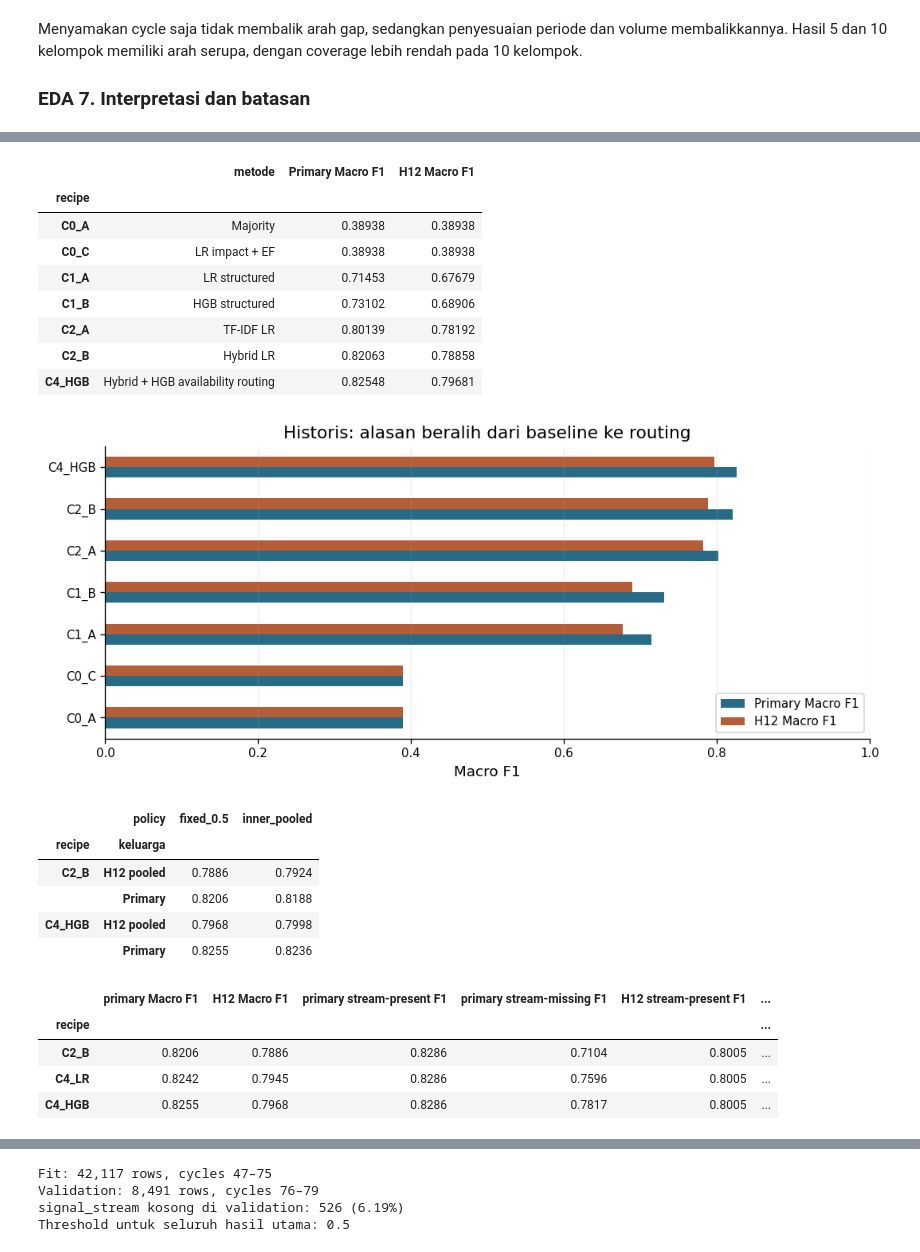
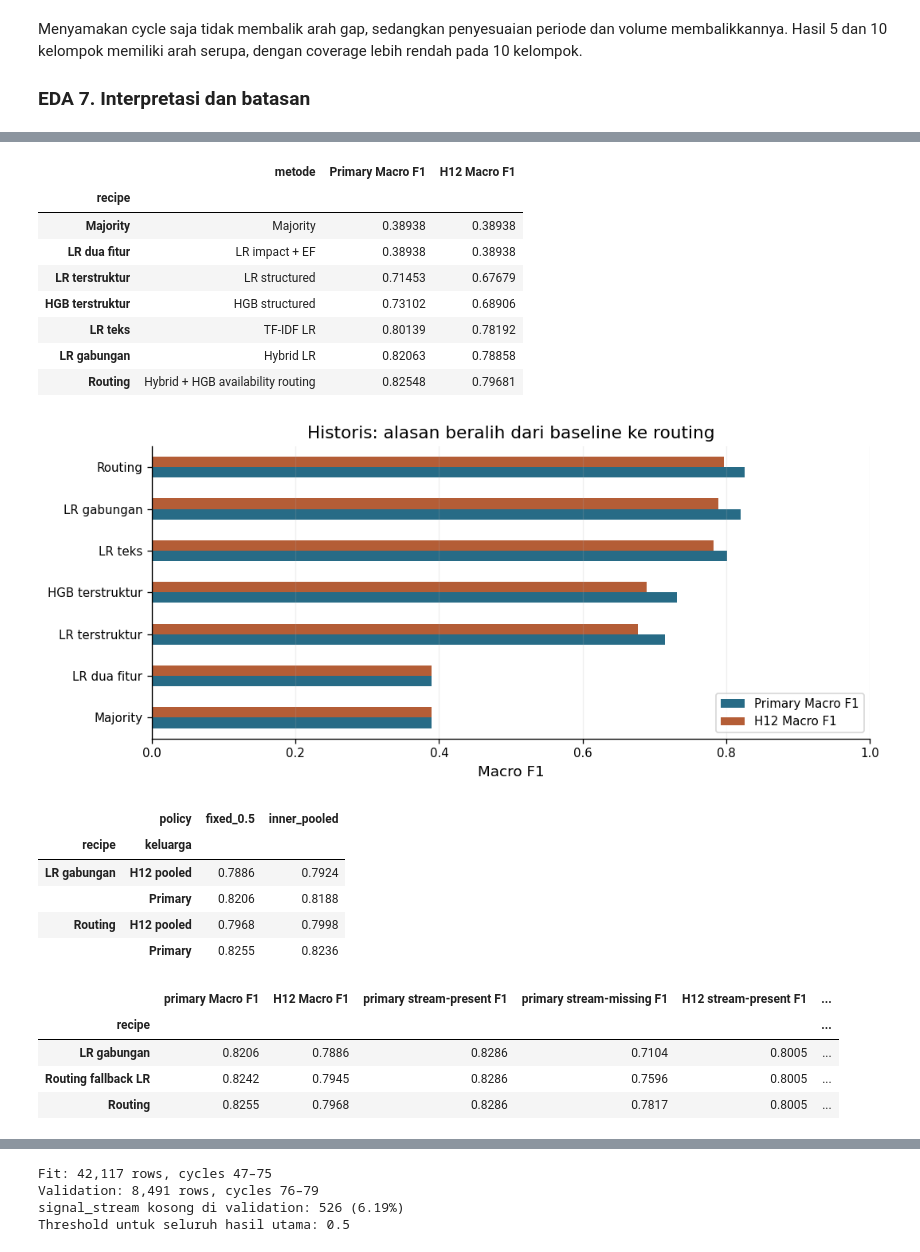
Before and after one commit to samindriano/tk2-kasdad, a Jupyter notebook: notebooks/samuel/final/TP2_Classification_A06_KasdudLovers_SamuelIndriano_2406400524.ipynb, the cells around one changed output, grey strips where cells are left out. Cells and saved outputs as stored; diff of their text form; code cells hidden in the pictures.

Commit message:
Clarify EDA conclusions and name Classification models for presentation

```diff
--- a/notebooks/samuel/final/TP2_Classification_A06_KasdudLovers_SamuelIndriano_2406400524.ipynb
+++ b/notebooks/samuel/final/TP2_Classification_A06_KasdudLovers_SamuelIndriano_2406400524.ipynb
@@ -436,4 +438,6 @@ Tabel berikut berasal dari eksperimen historis terverifikasi. Primary menggabung
 # %%
+MODEL_LABELS = {"C0_A":"Majority", "C0_C":"LR dua fitur", "C1_A":"LR terstruktur", "C1_B":"HGB terstruktur", "C2_A":"LR teks", "C2_B":"LR gabungan", "C4_LR":"Routing fallback LR", "C4_HGB":"Routing"}
+
 def load_verified_history(round_name):
     folder = PROJECT_ROOT / f"reports/classification_{round_name}"
     result = json.loads((folder / "results.json").read_text(encoding="utf-8"))
@@ -459,58 +463,58 @@ for recipe, label in names.items():
 evolution_rows.append({"recipe":"C4_HGB","metode":"Hybrid + HGB availability routing",
     "Primary Macro F1":r2_primary["C4_HGB"]["metrics"]["macro_f1"],
     "H12 Macro F1":r2_h12["C4_HGB"]["metrics"]["macro_f1"]})
-evolution = pd.DataFrame(evolution_rows).set_index("recipe")
+evolution = pd.DataFrame(evolution_rows).set_index("recipe").rename(index=MODEL_LABELS).rename(index=MODEL_LABELS)
 display(evolution.round(5))
 ax=evolution[["Primary Macro F1","H12 Macro F1"]].plot.barh(color=["#276b86","#b45d36"],figsize=(9,4))
 ax.set(title="Historis: alasan beralih dari baseline ke routing", xlabel="Macro F1", xlim=(0,1),ylabel="")
 ax.legend(fontsize=9);ax.grid(axis="x",alpha=.2);plt.tight_layout();plt.show()
 
 threshold_rows = []
 for family, key in [("Primary", "primary"), ("H12 pooled", "secondary")]:
     for policy in ["fixed_0.5", "inner_pooled"]:
         cell = history_r2["aggregate"][key][policy]["C2_B"]
-        threshold_rows.append({"recipe": "C2_B", "keluarga": family, "policy": policy,
+        threshold_rows.append({"recipe": MODEL_LABELS["C2_B"], "keluarga": family, "policy": policy,
                                "Macro F1": cell["metrics"]["macro_f1"]})
         route = history_r2["aggregate"][key][policy]["C4_HGB"]
-        threshold_rows.append({"recipe": "C4_HGB", "keluarga": family, "policy": policy,
+        threshold_rows.append({"recipe": MODEL_LABELS["C4_HGB"], "keluarga": family, "policy": policy,
                                "Macro F1": route["metrics"]["macro_f1"]})
 display(pd.DataFrame(threshold_rows).pivot_table(index=["recipe", "keluarga"], columns="policy",
                                                  values="Macro F1").round(4))
 
 route_comparison = []
 for recipe in ["C2_B", "C4_LR", "C4_HGB"]:
     primary = r2_primary[recipe]
     h12 = r2_h12[recipe]
     route_comparison.append({
-        "recipe": recipe,
+        "recipe": MODEL_LABELS.get(recipe, recipe),
         "primary Macro F1": primary["metrics"]["macro_f1"],
         "H12 Macro F1": h12["metrics"]["macro_f1"],
         "primary stream-present F1": primary["subgroups"]["stream_present"]["macro_f1"],
         "primary stream-missing F1": primary["subgroups"]["stream_missing"]["macro_f1"],
         "H12 stream-present F1": h12["subgroups"]["stream_present"]["macro_f1"],
         "H12 stream-missing F1": h12["subgroups"]["stream_missing"]["macro_f1"],
     })
-display(pd.DataFrame(route_comparison).set_index("recipe").round(4))
+display(pd.DataFrame(route_comparison).set_index("recipe").rename(index=MODEL_LABELS).rename(index=MODEL_LABELS).round(4))
 # %% [output]
 |  | metode | Primary Macro F1 | H12 Macro F1 |
 | recipe |  |  |  |
-| C0_A | Majority | 0.38938 | 0.38938 |
-| C0_C | LR impact + EF | 0.38938 | 0.38938 |
-| C1_A | LR structured | 0.71453 | 0.67679 |
-| C1_B | HGB structured | 0.73102 | 0.68906 |
-| C2_A | TF-IDF LR | 0.80139 | 0.78192 |
-| C2_B | Hybrid LR | 0.82063 | 0.78858 |
-| C4_HGB | Hybrid + HGB availability routing | 0.82548 | 0.79681 |
+| Majority | Majority | 0.38938 | 0.38938 |
+| LR dua fitur | LR impact + EF | 0.38938 | 0.38938 |
+| LR terstruktur | LR structured | 0.71453 | 0.67679 |
+| HGB terstruktur | HGB structured | 0.73102 | 0.68906 |
+| LR teks | TF-IDF LR | 0.80139 | 0.78192 |
+| LR gabungan | Hybrid LR | 0.82063 | 0.78858 |
+| Routing | Hybrid + HGB availability routing | 0.82548 | 0.79681 |
-[figure, old version]
+[figure, new version]
 |  | policy | fixed_0.5 | inner_pooled |
 | recipe | keluarga |  |  |
-| C2_B | H12 pooled | 0.7886 | 0.7924 |
+| LR gabungan | H12 pooled | 0.7886 | 0.7924 |
 |  | Primary | 0.8206 | 0.8188 |
-| C4_HGB | H12 pooled | 0.7968 | 0.7998 |
+| Routing | H12 pooled | 0.7968 | 0.7998 |
 |  | Primary | 0.8255 | 0.8236 |
 |  | primary Macro F1 | H12 Macro F1 | primary stream-present F1 | primary stream-missing F1 | H12 stream-present F1 | ... |
 | recipe |  |  |  |  |  | ... |
-| C2_B | 0.8206 | 0.7886 | 0.8286 | 0.7104 | 0.8005 | ... |
-| C4_LR | 0.8242 | 0.7945 | 0.8286 | 0.7596 | 0.8005 | ... |
-| C4_HGB | 0.8255 | 0.7968 | 0.8286 | 0.7817 | 0.8005 | ... |
+| LR gabungan | 0.8206 | 0.7886 | 0.8286 | 0.7104 | 0.8005 | ... |
+| Routing fallback LR | 0.8242 | 0.7945 | 0.8286 | 0.7596 | 0.8005 | ... |
+| Routing | 0.8255 | 0.7968 | 0.8286 | 0.7817 | 0.8005 | ... |
 # %% [markdown]
```
Also changed, not shown: parts of 10 cells of this notebook, 3 other files.
